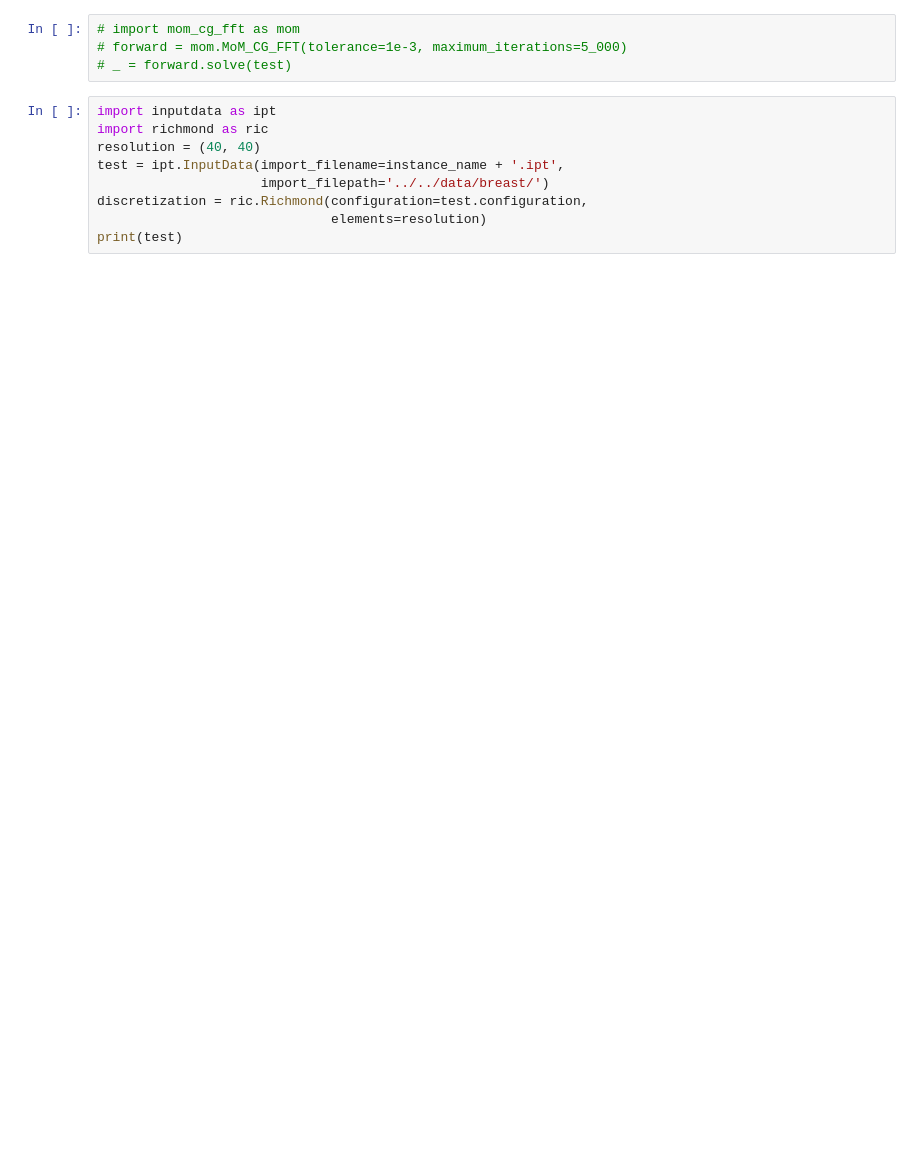
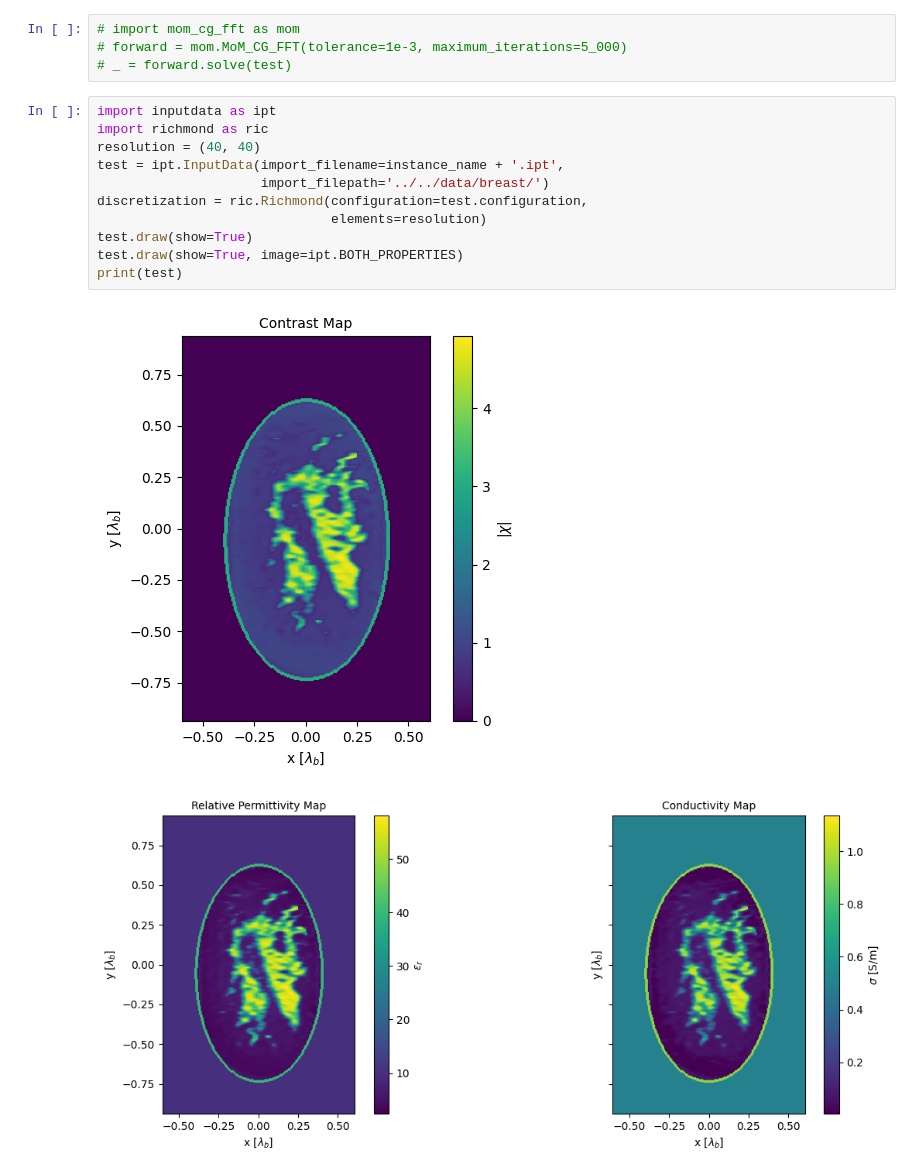
Before and after one commit to andre-batista/PISPAEIS, a Jupyter notebook: experiments/breast/test.ipynb, the cells around one changed output. Cells and saved outputs as stored; diff of their text form; blank space fills up the shorter version.

```diff
--- a/experiments/breast/test.ipynb
+++ b/experiments/breast/test.ipynb
@@ -110,13 +132,17 @@ Degrees of freedom: 17
 # %%
 import inputdata as ipt
 import richmond as ric
 resolution = (40, 40)
 test = ipt.InputData(import_filename=instance_name + '.ipt',
                      import_filepath='../../data/breast/')
 discretization = ric.Richmond(configuration=test.configuration,
                               elements=resolution)
+test.draw(show=True)
+test.draw(show=True, image=ipt.BOTH_PROPERTIES)
 print(test)
 # %% [output]
+[figure, added]
+[figure, added]
 Input name: breastphantom.ipt
 Configuration file: breastphantom.cfg
 Images Resolution: 328x212
```
Also changed, not shown: parts of 6 cells of this notebook, 2 other files.
